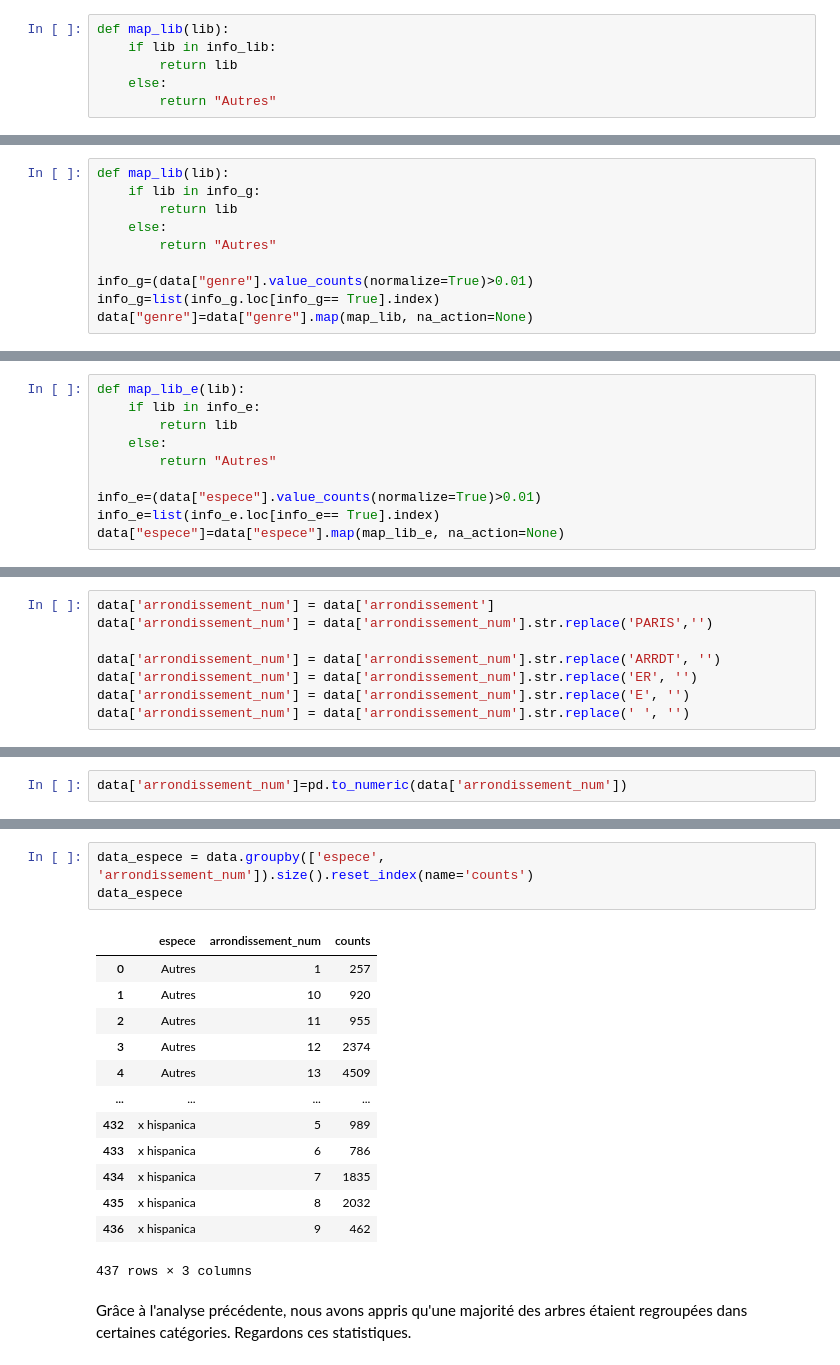
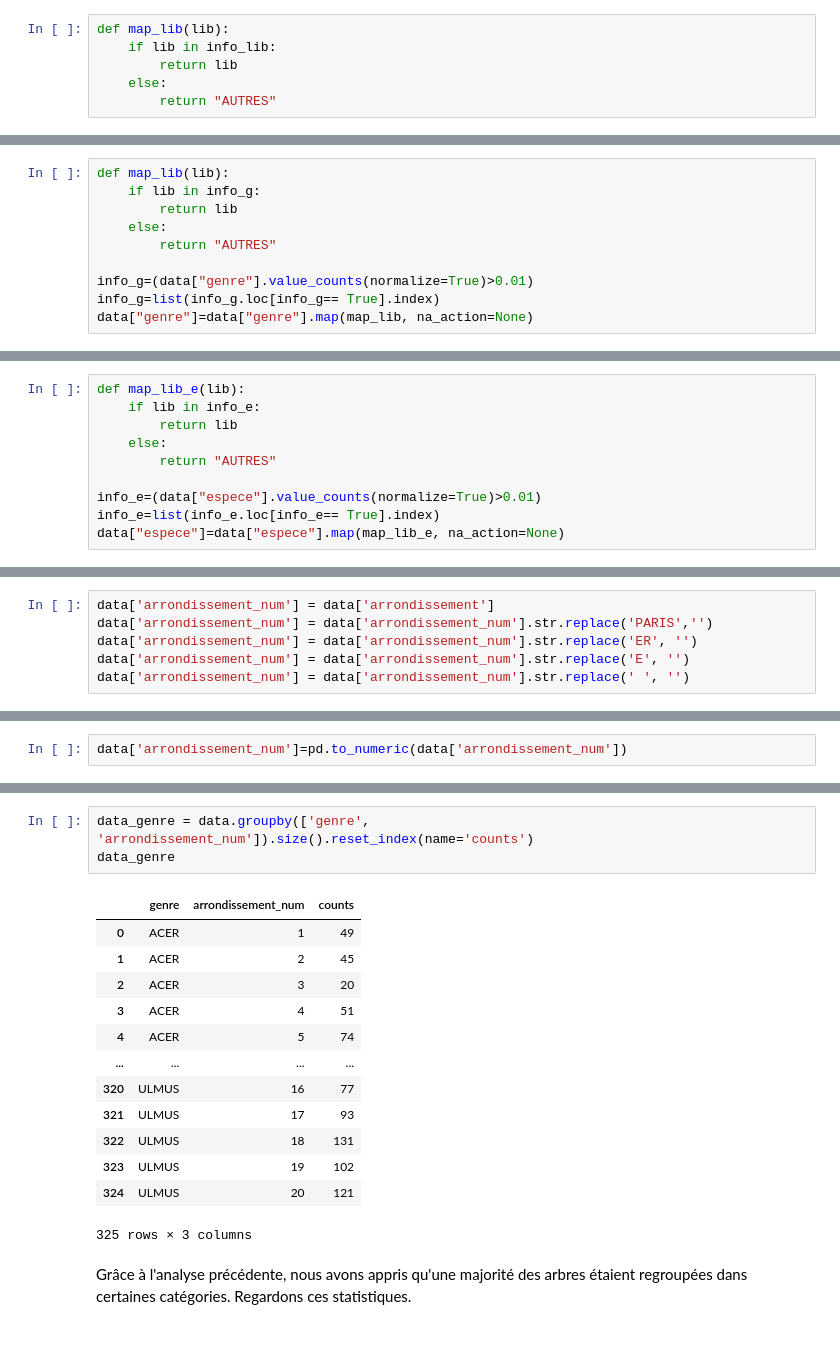
Before and after one commit to AurelieAAN/OP_Projet2, a Jupyter notebook: Scripts_Analyse01.ipynb, the cells around one changed output, grey strips where cells are left out. Drawn from its saved outputs; the diff is of its cells as text.

```diff
--- a/Scripts_Analyse01.ipynb
+++ b/Scripts_Analyse01.ipynb
@@ -886,7 +885,7 @@ def map_lib(lib):
     if lib in info_lib:
         return lib
     else:
-        return "Autres"
+        return "AUTRES"
 # %%
 data["libelle_francais"]=data["libelle_francais"].map(map_lib, na_action=None)
 # %% [markdown]
@@ -979,7 +978,7 @@ def map_lib(lib):
     if lib in info_g:
         return lib
     else:
-        return "Autres"
+        return "AUTRES"
 
 info_g=(data["genre"].value_counts(normalize=True)>0.01)
 info_g=list(info_g.loc[info_g== True].index)
@@ -1060,7 +1057,7 @@ def map_lib_e(lib):
     if lib in info_e:
         return lib
     else:
-        return "Autres"
+        return "AUTRES"
 
 info_e=(data["espece"].value_counts(normalize=True)>0.01)
 info_e=list(info_e.loc[info_e== True].index)
@@ -1179,8 +1178,6 @@ array(['PARIS 7E ARRDT', 'PARIS 17E ARRDT', 'PARIS 16E ARRDT',
 # %%
 data['arrondissement_num'] = data['arrondissement']
 data['arrondissement_num'] = data['arrondissement_num'].str.replace('PARIS','')
-
-data['arrondissement_num'] = data['arrondissement_num'].str.replace('ARRDT', '')
 data['arrondissement_num'] = data['arrondissement_num'].str.replace('ER', '')
 data['arrondissement_num'] = data['arrondissement_num'].str.replace('E', '')
 data['arrondissement_num'] = data['arrondissement_num'].str.replace(' ', '')
@@ -1291,20 +1250,20 @@ paris
 # %%
-data_espece = data.groupby(['espece', 'arrondissement_num']).size().reset_index(name='counts')
-data_espece
+data_genre = data.groupby(['genre', 'arrondissement_num']).size().reset_index(name='counts')
+data_genre
 # %% [output]
-|  | espece | arrondissement_num | counts |
-| 0 | Autres | 1 | 257 |
-| 1 | Autres | 10 | 920 |
-| 2 | Autres | 11 | 955 |
-| 3 | Autres | 12 | 2374 |
-| 4 | Autres | 13 | 4509 |
+|  | genre | arrondissement_num | counts |
+| 0 | ACER | 1 | 49 |
+| 1 | ACER | 2 | 45 |
+| 2 | ACER | 3 | 20 |
+| 3 | ACER | 4 | 51 |
+| 4 | ACER | 5 | 74 |
 | ... | ... | ... | ... |
-| 432 | x hispanica | 5 | 989 |
-| 433 | x hispanica | 6 | 786 |
-| 434 | x hispanica | 7 | 1835 |
-| 435 | x hispanica | 8 | 2032 |
-| 436 | x hispanica | 9 | 462 |
+| 320 | ULMUS | 16 | 77 |
+| 321 | ULMUS | 17 | 93 |
+| 322 | ULMUS | 18 | 131 |
+| 323 | ULMUS | 19 | 102 |
+| 324 | ULMUS | 20 | 121 |
-437 rows × 3 columns
+325 rows × 3 columns
 # %% [markdown]
 Grâce à l'analyse précédente, nous avons appris qu'une majorité des arbres étaient regroupées dans certaines catégories.
 Regardons ces statistiques.
```
Also changed, not shown: parts of 74 cells of this notebook.
